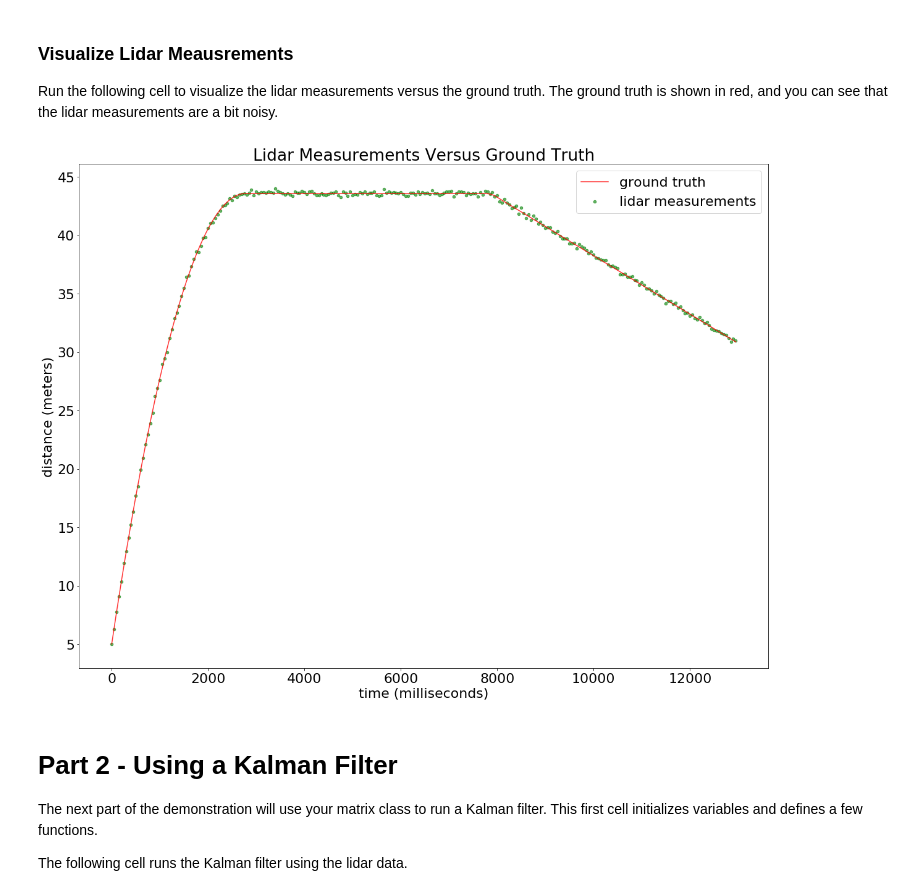
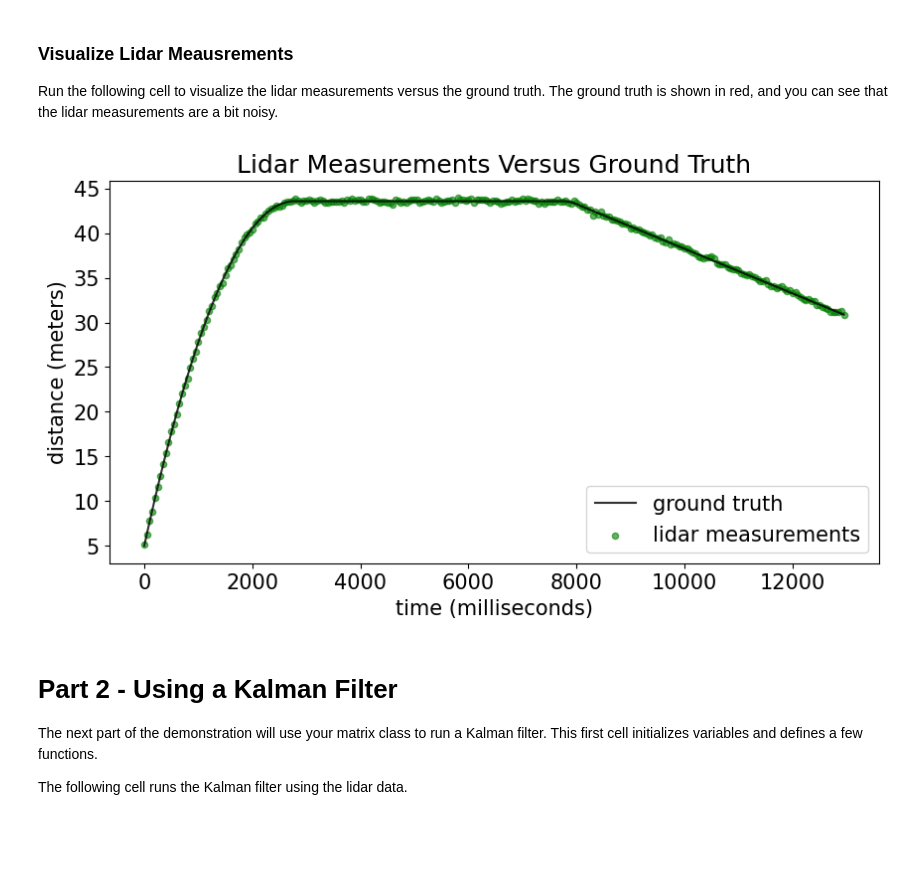
Before and after one commit to promit7473/Implementing-a-Matrix-Class, a Jupyter notebook: kalman_filter_demo.ipynb, the cells around one changed output. Cells and saved outputs as stored; diff of their text form; code cells hidden in the pictures; blank space fills up the shorter version.

```diff
--- a/kalman_filter_demo.ipynb
+++ b/kalman_filter_demo.ipynb
@@ -48,6 +48,7 @@ You have a single lidar sensor on your vehicle that is tracking the other car. T
 Run the code cell below to start the simulator and collect data about the tracked car. Notice the line
 `import matrix as m`, which imports your matrix code from the final project. You will not see any output yet when running this cell.
 # %%
+#this particular line should be writen in a jupyternote book
 %matplotlib inline
 
 import pandas as pd
@@ -57,7 +58,7 @@ import matplotlib
 import datagenerator
 import matrix as m
 
-matplotlib.rcParams.update({'font.size': 16})
+matplotlib.rcParams.update({'font.size': 10})
 
 # data_groundtruth() has the following inputs:
 # Generates Data
@@ -125,19 +126,19 @@ Run the following cell to visualize the lidar measurements versus the ground tru
 # %%
 data_lidar = pd.DataFrame(
     {'time': time_groundtruth,
      'distance': distance_groundtruth,
      'lidar': lidar_measurements
     })
 
-matplotlib.rcParams.update({'font.size': 22})
+matplotlib.rcParams.update({'font.size': 15})
 
-ax4 = data_lidar.plot(kind='line', x='time', y ='distance', label='ground truth', figsize=(20, 15), alpha=0.8,
-               title = 'Lidar Measurements Versus Ground Truth', color='red')
+ax4 = data_lidar.plot(kind='line', x='time', y ='distance', label='ground truth', figsize=(10, 5), alpha=0.8,
+               title = 'Lidar Measurements Versus Ground Truth', color='black')
 ax5 = data_lidar.plot(kind='scatter', x ='time', y ='lidar', label='lidar measurements', ax=ax4, alpha=0.6, color='g')
 ax5.set(xlabel='time (milliseconds)', ylabel='distance (meters)')
 plt.show()
 # %% [output]
-[figure, old version]
+[figure, new version]
 # %% [markdown]
 # Part 2 - Using a Kalman Filter
 
```
Also changed, not shown: parts of 5 cells of this notebook, 2 other files.
